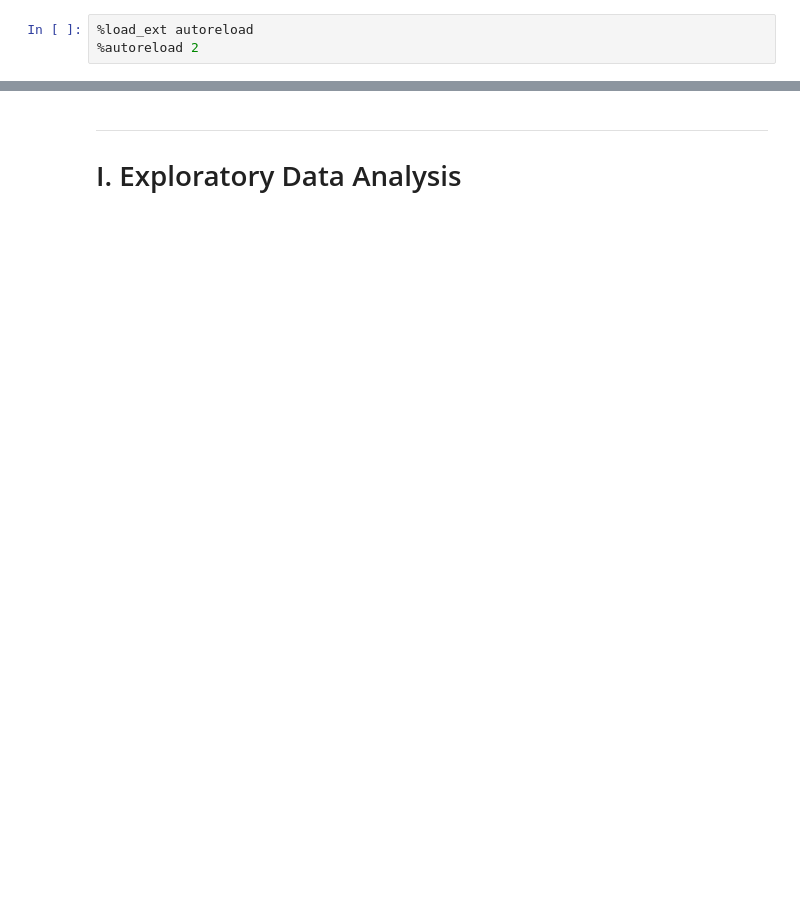
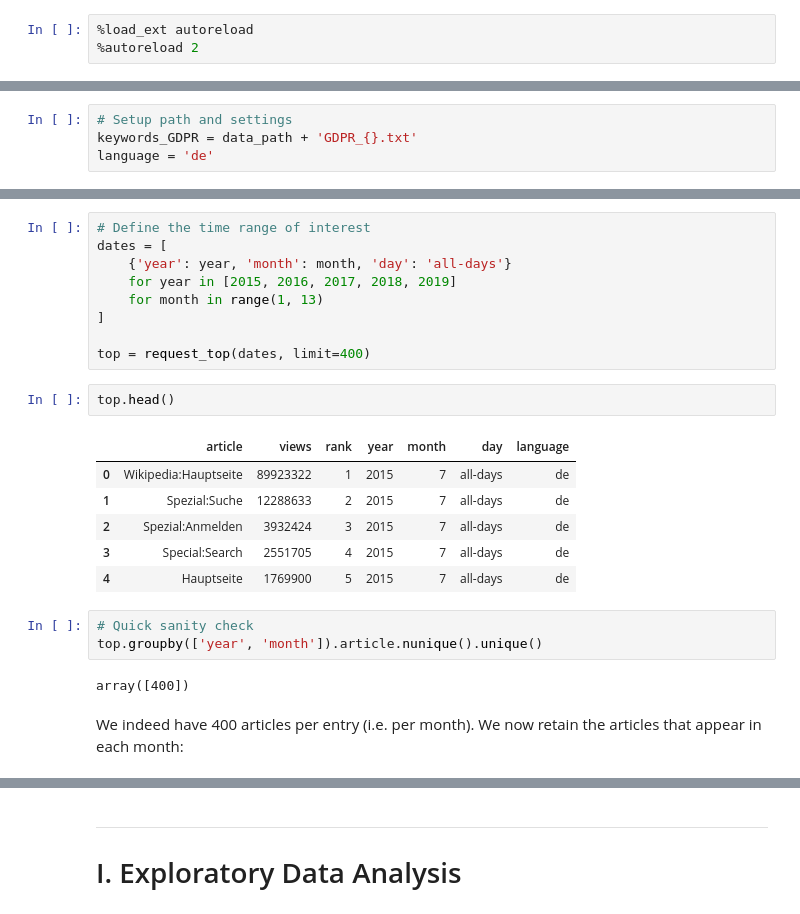
Before and after one commit to epfl-ada/ada-2020-project-milestone-p3-p3_studybuddy, a Jupyter notebook: MilestoneP3.ipynb, the cells around one changed output, grey strips where cells are left out. Cells and saved outputs as stored; diff of their text form; blank space fills up the shorter version.

```diff
--- a/MilestoneP3.ipynb
+++ b/MilestoneP3.ipynb
@@ -10,0 +38,4 @@ sns.set(style='whitegrid')
+# %%
+# Setup path and settings
+keywords_GDPR = data_path + 'GDPR_{}.txt'
+language = 'de'
@@ -10,0 +185,25 @@ sns.set(style='whitegrid')
+# %%
+# Define the time range of interest
+dates = [
+    {'year': year, 'month': month, 'day': 'all-days'}
+    for year in [2015, 2016, 2017, 2018, 2019]
+    for month in range(1, 13)
+]
+
+top = request_top(dates, limit=400)
+# %%
+top.head()
+# %% [output]
+|  | article | views | rank | year | month | day | language |
+| 0 | Wikipedia:Hauptseite | 89923322 | 1 | 2015 | 7 | all-days | de |
+| 1 | Spezial:Suche | 12288633 | 2 | 2015 | 7 | all-days | de |
+| 2 | Spezial:Anmelden | 3932424 | 3 | 2015 | 7 | all-days | de |
+| 3 | Special:Search | 2551705 | 4 | 2015 | 7 | all-days | de |
+| 4 | Hauptseite | 1769900 | 5 | 2015 | 7 | all-days | de |
+# %%
+# Quick sanity check
+top.groupby(['year', 'month']).article.nunique().unique()
+# %% [output]
+array([400])
+# %% [markdown]
+We indeed have 400 articles per entry (i.e. per month). We now retain the articles that appear in each month:
```
Also changed, not shown: parts of 24 cells of this notebook, 2 other files.
